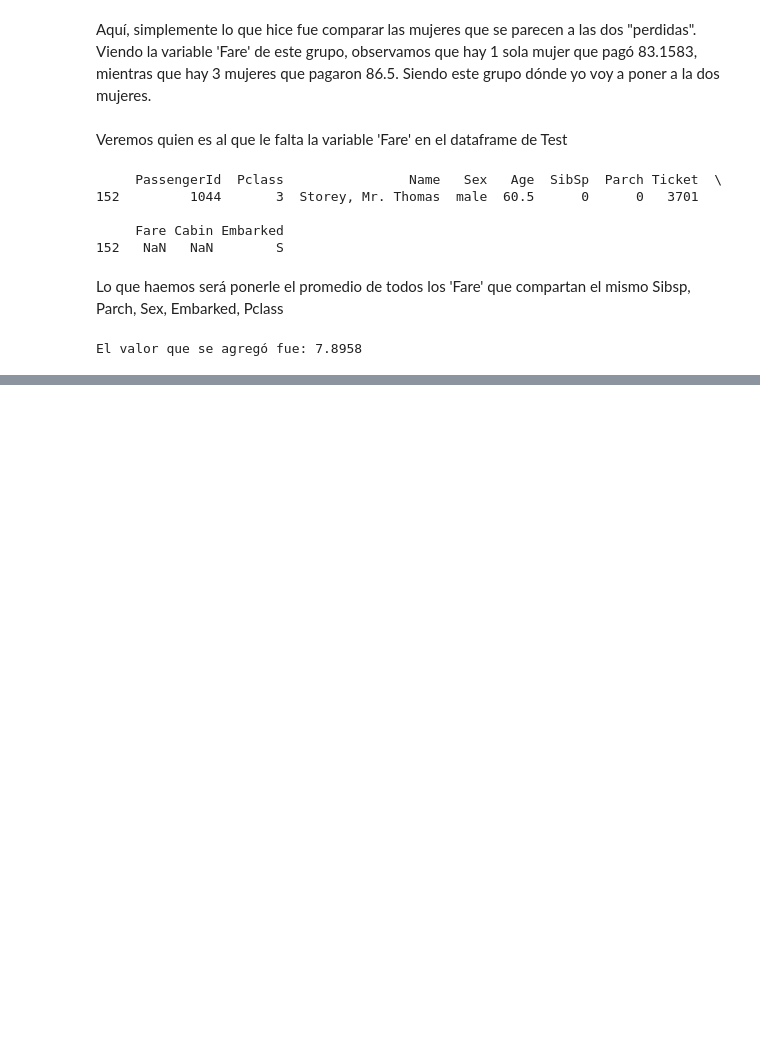
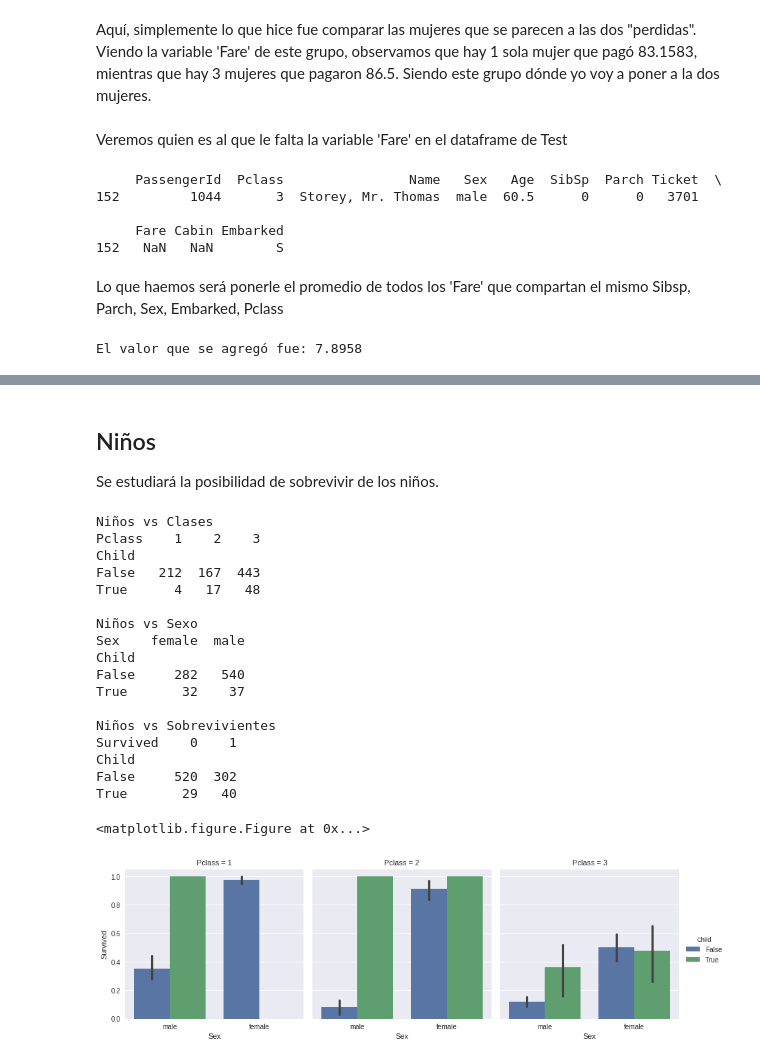
Before and after one commit to eamanu/Titanic, a Jupyter notebook: Titanic Challenge.ipynb, the cells around one changed output, grey strips where cells are left out. Saved outputs shown, nothing was run; the diff lists cells and outputs as text; code cells hidden in the pictures; blank space fills up the shorter version.

```diff
--- a/Titanic Challenge.ipynb
+++ b/Titanic Challenge.ipynb
@@ -534,0 +546,56 @@ El valor que se agregó fue: 7.8958
+# %%
+# Defininf combine
+combine = pd.concat([train.drop('Survived', 1), test])
+survived = train['Survived']
+
+# creating feature eng
+combine['Child'] = combine['Age'] <= 12
+combine['Age_know'] = combine["Age"].isnull() == False
+
+# come back to train and test data
+train = combine.iloc[:len(train)]
+test = combine.iloc[len(test):]
+
+# add survived again
+train['Survived'] = survived
+
+# update sobrev and nosobrev
+sobrev = train[train['Survived'] == 1]
+nosobrev = train[train['Survived'] == 0]
+# %% [markdown]
+## Niños
+Se estudiará la posibilidad de sobrevivir de los niños.
+# %%
+tab = pd.crosstab(train['Child'], train['Pclass'])
+print("\nNiños vs Clases")
+print(tab)
+tab = pd.crosstab(train['Child'], train['Sex'])
+print("\nNiños vs Sexo")
+print(tab)
+tab = pd.crosstab(train['Child'], train['Survived'])
+print("\nNiños vs Sobrevivientes")
+print(tab)
+plt.figure()
+sns.factorplot(x="Sex", y="Survived", hue="Child", col='Pclass',
+              data=train, kind='bar')
+plt.show()
+# %% [output]
+Niños vs Clases
+Pclass    1    2    3
+Child
+False   212  167  443
+True      4   17   48
+
+Niños vs Sexo
+Sex    female  male
+Child
+False     282   540
+True       32    37
+
+Niños vs Sobrevivientes
+Survived    0    1
+Child
+False     520  302
+True       29   40
+<matplotlib.figure.Figure at 0x...>
+[figure, added]
```
Also changed, not shown: parts of 6 cells of this notebook, 1 other file.
